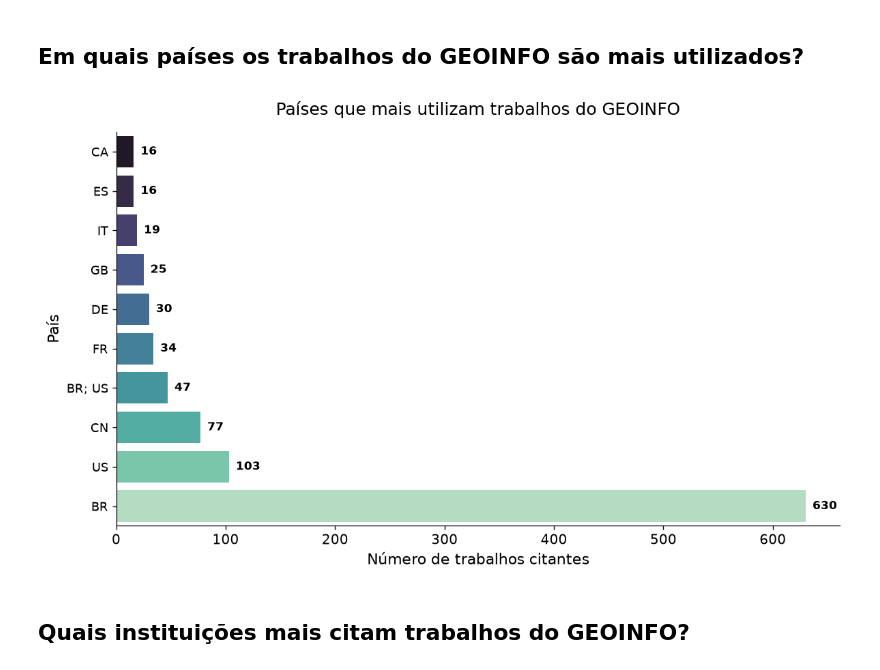
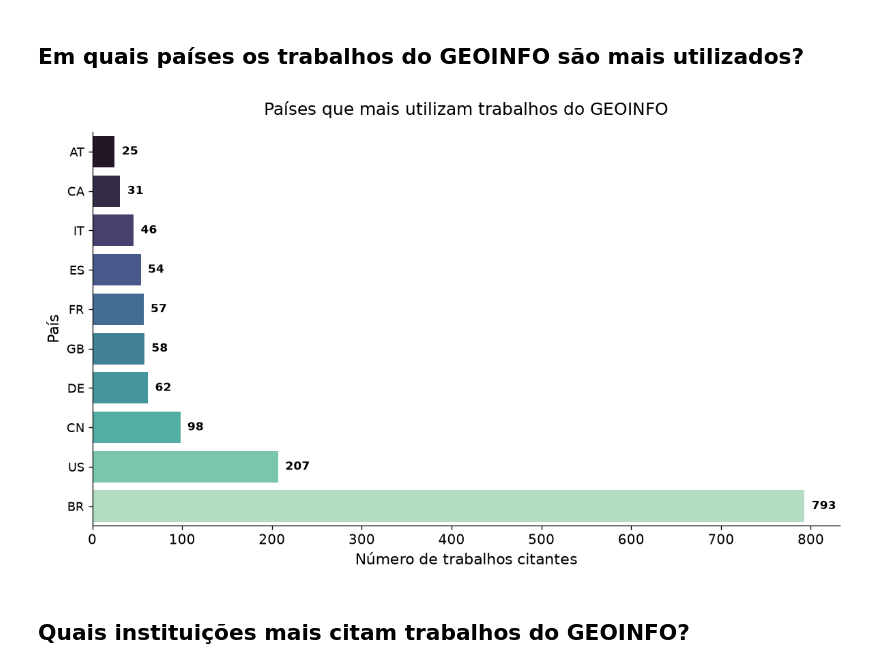
Before and after one commit to GiuliaRomas/geoinfo_citations, a Jupyter notebook: notebooks/03_eda_analysis.ipynb, the cells around one changed output. Cells and saved outputs as stored; diff of their text form; code cells hidden in the pictures.

```diff
--- a/notebooks/03_eda_analysis.ipynb
+++ b/notebooks/03_eda_analysis.ipynb
@@ -326,31 +326,42 @@ plt.show()
 # %% [markdown]
 ## Em quais países os trabalhos do GEOINFO são mais utilizados?
 # %%
-top_paises = (df_citacoes["pais"].dropna().value_counts().head(10).sort_values() )
+top_paises = (
+    df_citacoes["pais"]
+    .dropna()
+    .astype(str)
+    .str.split(";")
+    .explode()
+    .str.strip()
+    .loc[lambda x: (x != "") & (x != "Não informado")]
+    .value_counts()
+    .head(10)
+    .sort_values()
+)
 # %%
 plt.figure(figsize=(10, 6))
 
-COLORS = sns.color_palette("mako", len(top_paises))
+colors = sns.color_palette("mako", len(top_paises))
 
-ax = sns.barplot(x=top_paises.values,  y=top_paises.index,  palette=COLORS, hue=top_paises.index, legend=False)
+ax = sns.barplot(x=top_paises.values,  y=top_paises.index,  palette=colors, hue=top_paises.index, legend=False)
 
 ax.set_title("Países que mais utilizam trabalhos do GEOINFO", fontsize=15, pad=15)
 ax.set_xlabel("Número de trabalhos citantes", fontsize=13)
 ax.set_ylabel("País", fontsize=13)
 
 ax.tick_params(axis="x", labelsize=12)
 ax.tick_params(axis="y", labelsize=11)
 
 # adiciona os rótulos numéricos nas barras
 for i, v in enumerate(top_paises.values):
     ax.text(v + (max(top_paises.values) * 0.01), i, f"{int(v)}", va="center", fontsize=10, fontweight="bold")
 
 sns.despine()
 
 plt.tight_layout()
 plt.show()
 # %% [output]
-[figure, old version]
+[figure, new version]
 # %% [markdown]
 ## Quais instituições mais citam trabalhos do GEOINFO?
 # %%
```
